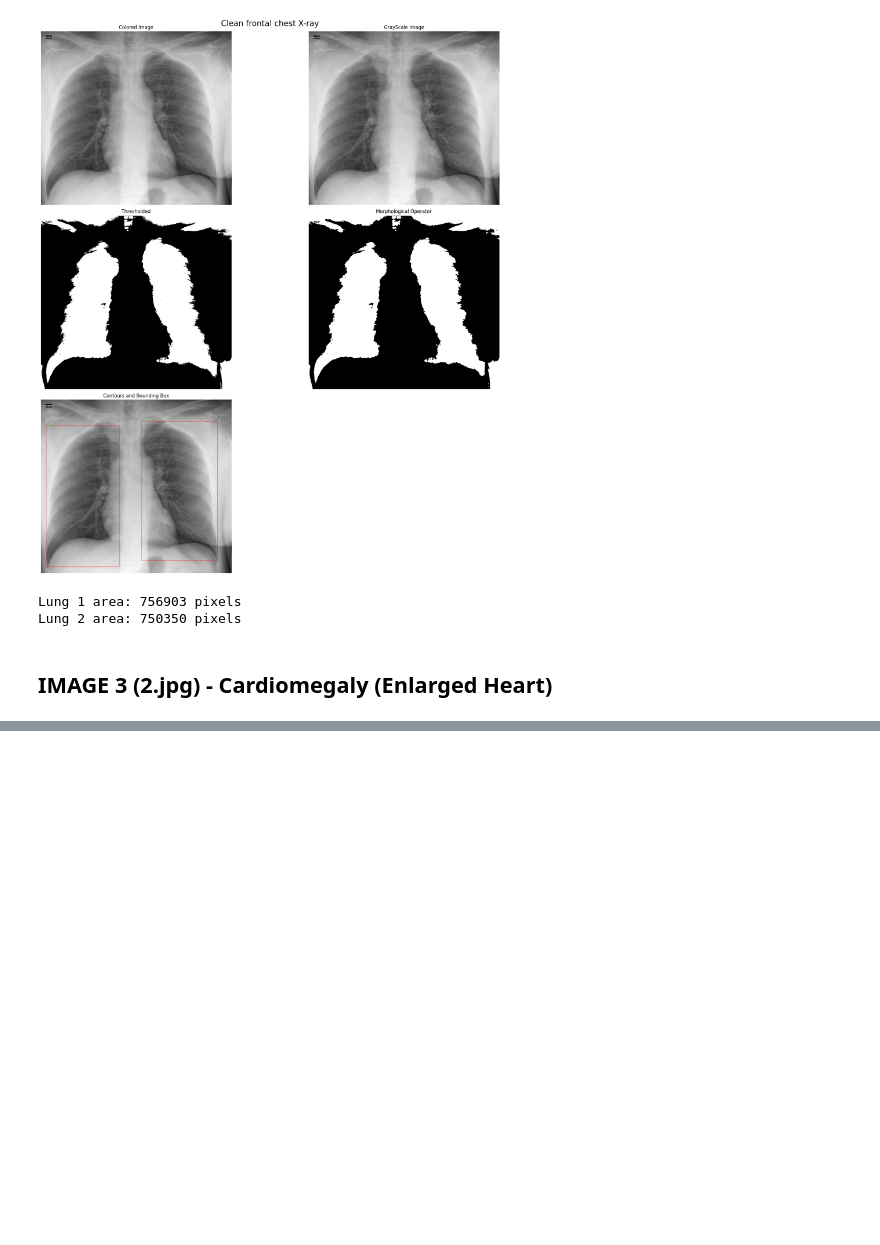
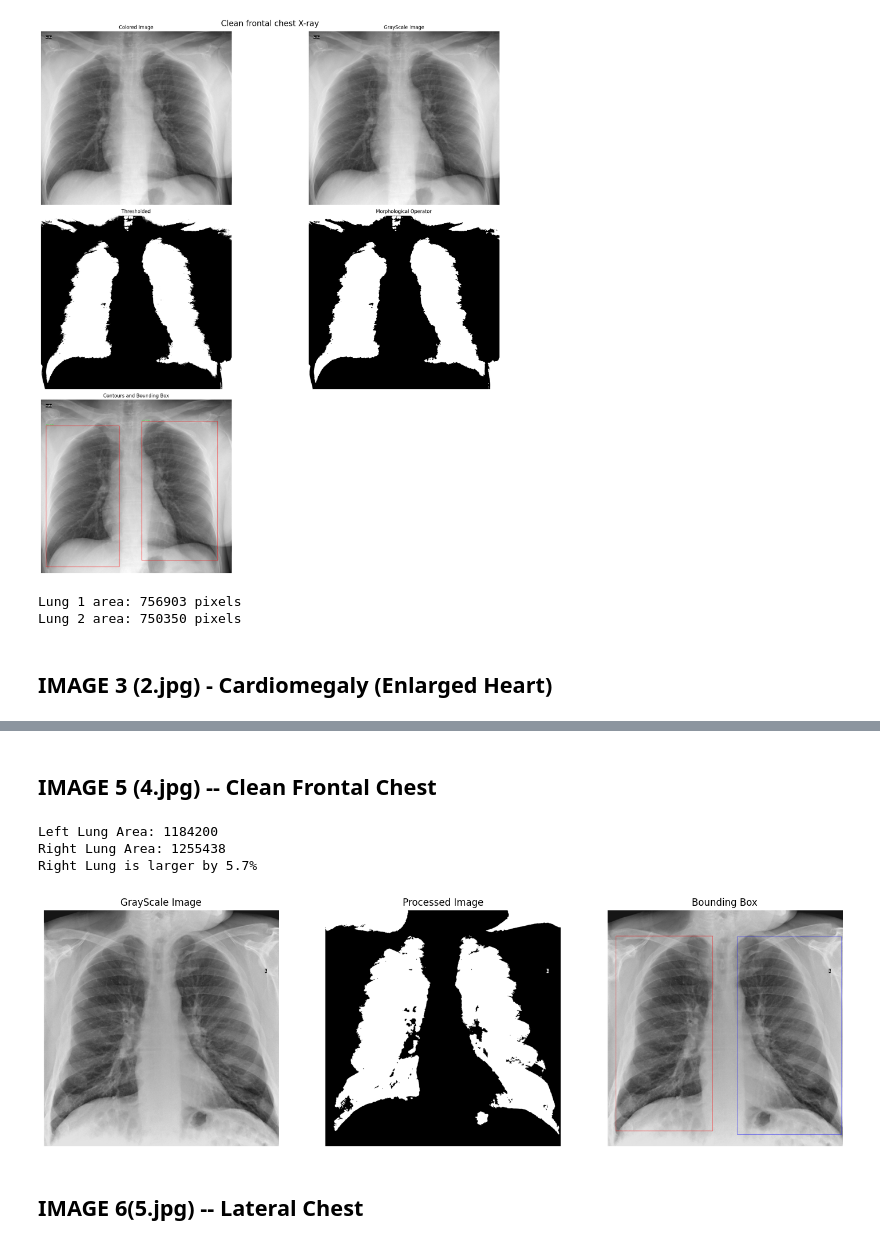
Before and after one commit to Chosencodes/Medical-Imaging-Projects, a Jupyter notebook: Chest X-Ray Analysis/Chest_X-ray_analysis.ipynb, the cells around one changed output, grey strips where cells are left out. Drawn from its saved outputs; the diff is of its cells as text; code cells hidden in the pictures; blank space fills up the shorter version.

Commit message:
Updated chest X-ray notebook

```diff
--- a/Chest X-Ray Analysis/Chest_X-ray_analysis.ipynb
+++ b/Chest X-Ray Analysis/Chest_X-ray_analysis.ipynb
@@ -477,0 +241,65 @@ print(f"Medical device contours detected: {len(device_contours)}")
+# %% [markdown]
+## IMAGE 5 (4.jpg) -- Clean Frontal Chest
+# %%
+color_img = cv2.imread('Data/4.jpg')
+# %%
+gray_img = cv2.imread('Data/4.jpg',0)
+# %%
+ret,thresh = cv2.threshold(gray_img,127,255,cv2.THRESH_BINARY_INV)
+# %%
+## Use Morphological Operators to clean Image
+
+kernel = np.ones((5,5),np.uint8)
+
+cleaned = cv2.morphologyEx(thresh,cv2.MORPH_OPEN,kernel)
+cleaned = cv2.morphologyEx(cleaned, cv2.MORPH_CLOSE,kernel)
+# %%
+## Find Contours of both lungs
+copy5 = color_img.copy()
+
+contours,hierachy = cv2.findContours(cleaned, cv2.RETR_EXTERNAL, cv2.CHAIN_APPROX_SIMPLE)
+contours_sorted = sorted(contours,key=cv2.contourArea,reverse=True)
+
+right_lung = contours_sorted[0]
+left_lung = contours_sorted[1]
+
+x,y,w,h = cv2.boundingRect(right_lung)
+cv2.rectangle(copy5,(x,y),(x+w,y+h),(255,0,0),2)
+right_area = cv2.contourArea(right_lung)
+
+x,y,w,h = cv2.boundingRect(left_lung)
+cv2.rectangle(copy5,(x,y),(x+w,y+h),(0,0,255),2)
+left_area = cv2.contourArea(left_lung)
+
+fig,axes = plt.subplots(1,3,figsize=(18,6))
+
+axes[0].imshow(gray_img,cmap='gray')
+axes[0].set_title("GrayScale Image")
+axes[0].axis('off')
+
+axes[1].imshow(cleaned,cmap='gray')
+axes[1].set_title("Processed Image")
+axes[1].axis('off')
+
+axes[2].imshow(copy5,cmap='gray')
+axes[2].set_title("Bounding Box")
+axes[2].axis('off')
+
+diff = abs(left_area - right_area)
+pct = (diff/max(left_area, right_area)) * 100
+
+if left_area > right_area:
+    larger = "Left Lung"
+else:
+    larger = "Right Lung"
+
+print(f"Left Lung Area: {int(left_area)}")
+print(f"Right Lung Area: {int(right_area)}")
+print(f"{larger} is larger by {pct:.1f}%")
+# %% [output]
+Left Lung Area: 1184200
+Right Lung Area: 1255438
+Right Lung is larger by 5.7%
+[figure, added]
+# %% [markdown]
+## IMAGE 6(5.jpg) -- Lateral Chest
```
Also changed, not shown: parts of 12 cells of this notebook.
